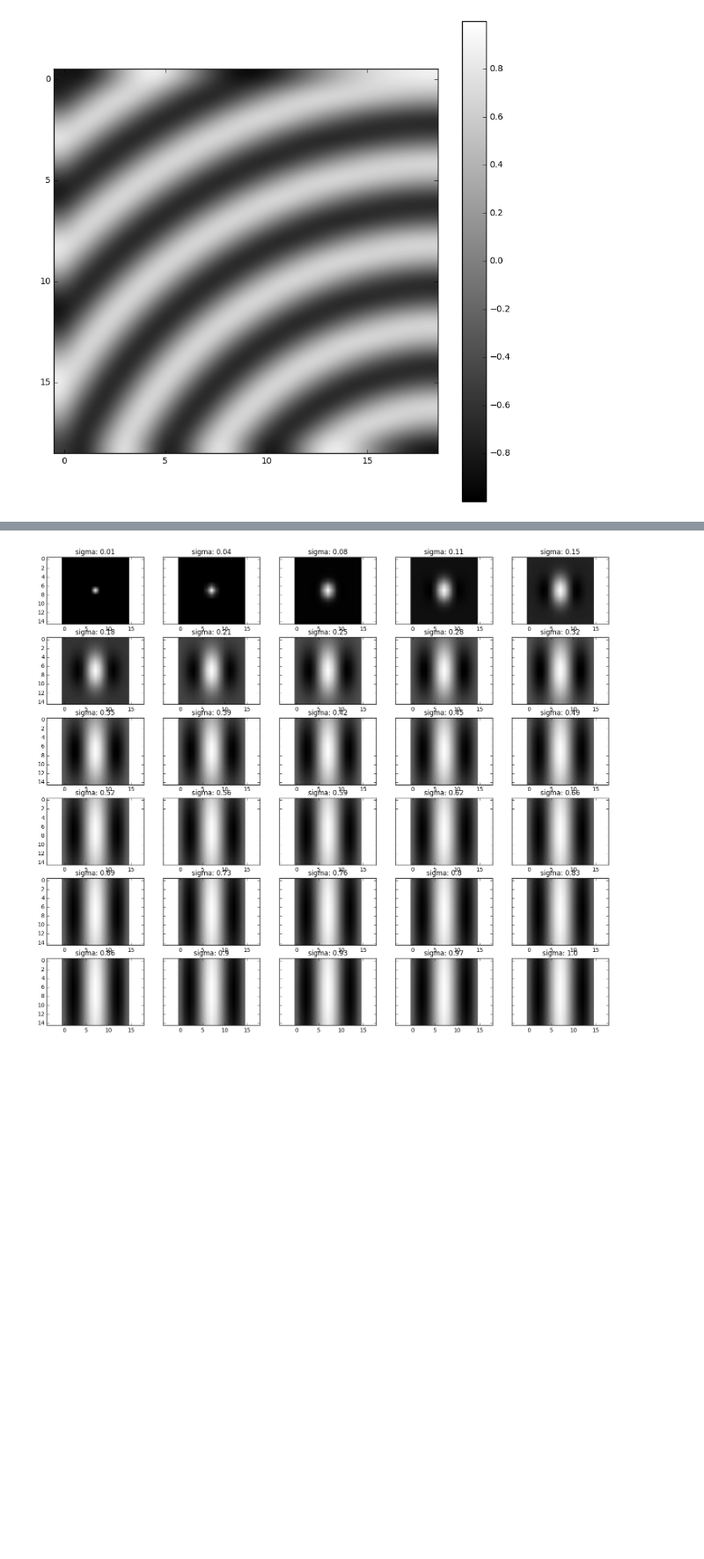
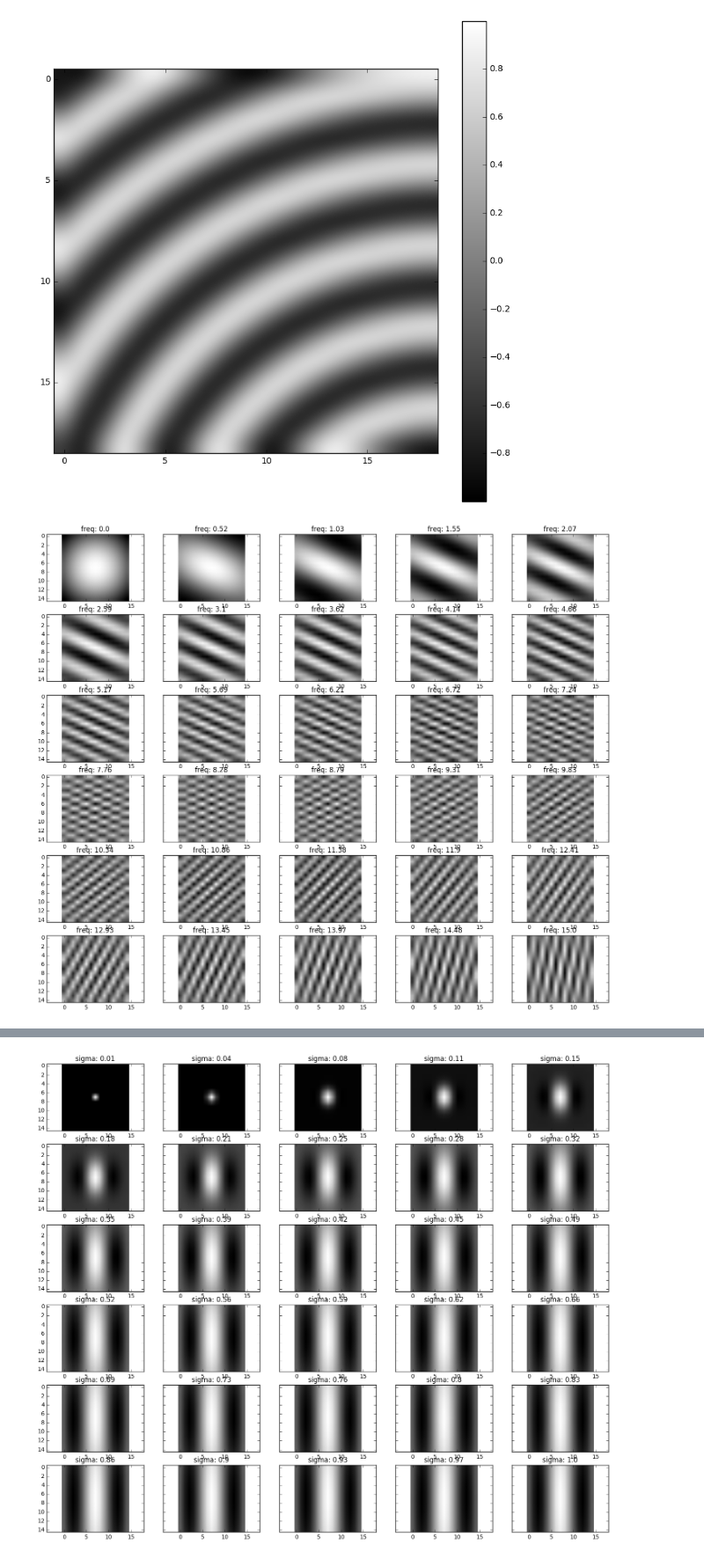
Before and after one commit to iKintosh/GaborNet, a Jupyter notebook: GaborFilter and GaborNet implementation .ipynb, the cells around one changed output, grey strips where cells are left out. Shown at 88% size. Cells and saved outputs as stored; diff of their text form; code cells hidden in the pictures; blank space fills up the shorter version.

```diff
--- a/GaborFilter and GaborNet implementation .ipynb
+++ b/GaborFilter and GaborNet implementation .ipynb
@@ -134,6 +131,21 @@ plt.show()
 >>> from skimage import io
 >>> from matplotlib import pyplot as plt  # doctest: +SKIP
           # doctest: +SKIP
+# %%
+fig, axs = plt.subplots(6, 5, figsize=(18, 15), sharey=True)
+row = 0
+col = 0
+for i in np.linspace(0,15,30):
+    gkm = myGaborKernel(frequency_x=i, sigma_x = 0.5, sigma_y = 0.5, theta=2, size = 15, psi=0, frequency_y = 1)
+    axs[row, col].imshow(gkm.real, cmap = 'gray')
+    axs[row, col].set_title('freq: '+ str(np.round(i,2)))
+    col += 1
+    if col > 4:
+        col = 0
+        row += 1
+plt.show()
+# %% [output]
+[figure, added]
 # %%
 fig, axs = plt.subplots(6, 5, figsize=(18, 15), sharey=True)
 row = 0
```
Also changed, not shown: parts of 6 cells of this notebook.
